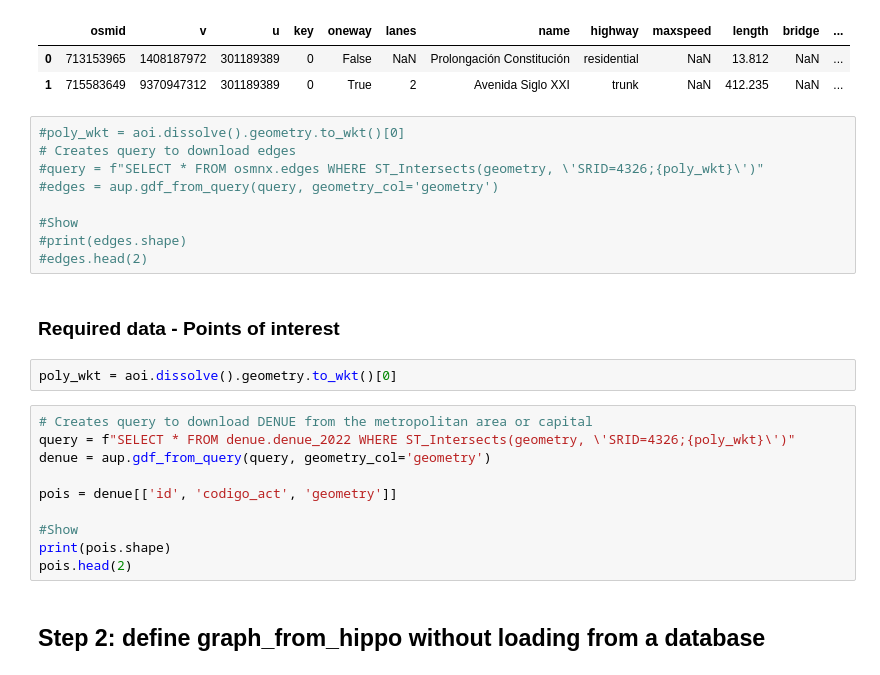
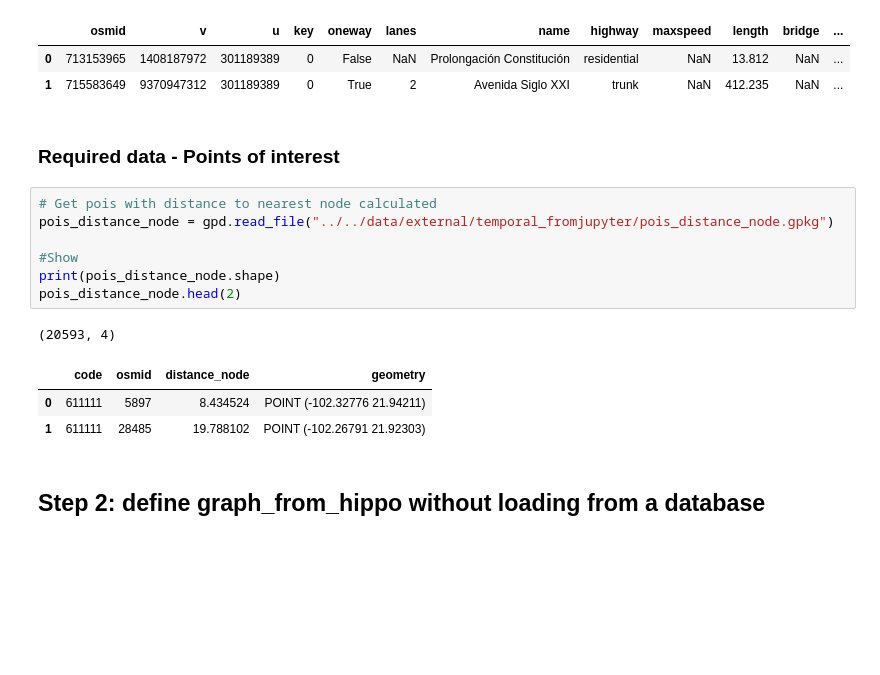
Before and after one commit to Observatorio-Ciudades/accesibilidad-urbana, a Jupyter notebook: notebooks/proximity_analysis_latam/prox_loading_osmnx 3 [Script 02_distance_amenities].ipynb, the cells around one changed output. Saved outputs shown, nothing was run; the diff lists cells and outputs as text; blank space fills up the shorter version.

Commit message:
proxcode_workon_distance_amenities_03

```diff
--- a/notebooks/proximity_analysis_latam/prox_loading_osmnx 3 [Script 02_distance_amenities].ipynb
+++ b/notebooks/proximity_analysis_latam/prox_loading_osmnx 3 [Script 02_distance_amenities].ipynb
@@ -88,29 +79,20 @@ edges.head(2)
 |  | osmid | v | u | key | oneway | lanes | name | highway | maxspeed | length | bridge | ... |
 | 0 | 713153965 | 1408187972 | 301189389 | 0 | False | NaN | Prolongación Constitución | residential | NaN | 13.812 | NaN | ... |
 | 1 | 715583649 | 9370947312 | 301189389 | 0 | True | 2 | Avenida Siglo XXI | trunk | NaN | 412.235 | NaN | ... |
-# %%
-#poly_wkt = aoi.dissolve().geometry.to_wkt()[0]
-# Creates query to download edges
-#query = f"SELECT * FROM osmnx.edges WHERE ST_Intersects(geometry, \'SRID=4326;{poly_wkt}\')"
-#edges = aup.gdf_from_query(query, geometry_col='geometry')
-
-#Show
-#print(edges.shape)
-#edges.head(2)
 # %% [markdown]
 ### Required data - Points of interest
-# %%
-poly_wkt = aoi.dissolve().geometry.to_wkt()[0]
 # %%
-# Creates query to download DENUE from the metropolitan area or capital
-query = f"SELECT * FROM denue.denue_2022 WHERE ST_Intersects(geometry, \'SRID=4326;{poly_wkt}\')"
-denue = aup.gdf_from_query(query, geometry_col='geometry')
-
-pois = denue[['id', 'codigo_act', 'geometry']]
+# Get pois with distance to nearest node calculated
+pois_distance_node = gpd.read_file("../../data/external/temporal_fromjupyter/pois_distance_node.gpkg")
 
 #Show
-print(pois.shape)
-pois.head(2)
+print(pois_distance_node.shape)
+pois_distance_node.head(2)
+# %% [output]
+(20593, 4)
+|  | code | osmid | distance_node | geometry |
+| 0 | 611111 | 5897 | 8.434524 | POINT (-102.32776 21.94211) |
+| 1 | 611111 | 28485 | 19.788102 | POINT (-102.26791 21.92303) |
 # %% [markdown]
 ## Step 2: define graph_from_hippo without loading from a database
 # %% [markdown]
```
Also changed, not shown: parts of 10 cells of this notebook, 1 other file.
